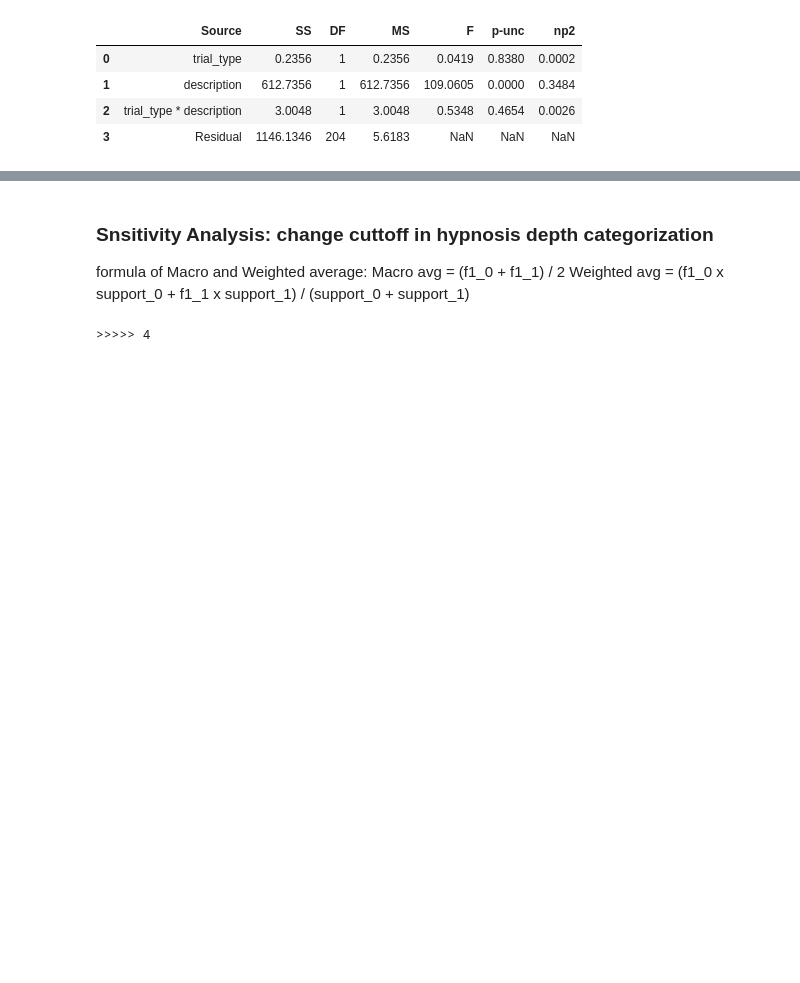
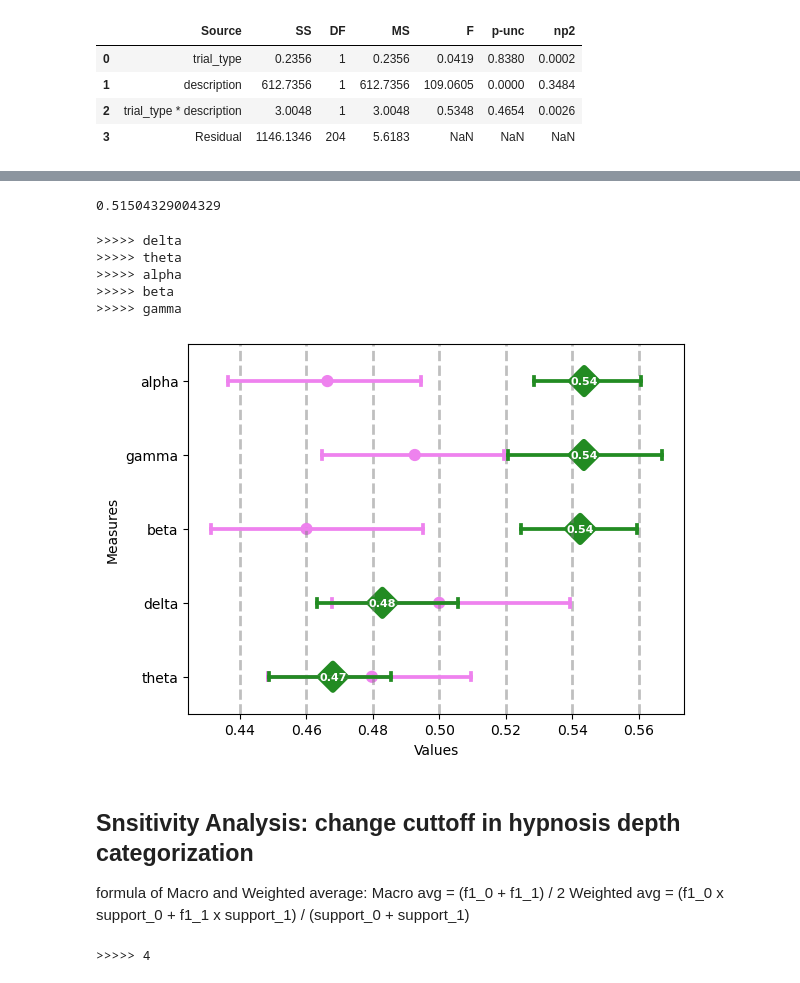
Before and after one commit to Yeganehfrh/SugNet, a Jupyter notebook: notebooks/archived/Respons to Reviewers.ipynb, the cells around one changed output, grey strips where cells are left out. Drawn from its saved outputs; the diff is of its cells as text; code cells hidden in the pictures; blank space fills up the shorter version.

```diff
--- a/notebooks/archived/Respons to Reviewers.ipynb
+++ b/notebooks/archived/Respons to Reviewers.ipynb
@@ -751,5 +787,50 @@ aov.round(4)
+# %%
+# 1. DATA
+DATA = pd.read_csv('docs/plb_hyp_data_long.csv', index_col=0)
+DATA['bids_id'] = DATA['bids_id'].apply(lambda x: str(x).rjust(2, '0'))
+DATA = DATA.query('condition.str.contains("experience")')
+
+DATA['is_it_real'] = DATA.apply(lambda x:'real' if x['procedure'] == 'relaxation' or
+                                  x['procedure'] == 'confusion' else 'sham', axis=1)
+DATA['hypnosis_or_control'] = DATA.apply(lambda x:'hypnosis' if x['is_it_real'] == 'real' and
+                                        x['description'] == 'hypnosis' else 'control' if
+                                        x['is_it_real'] == 'sham' and x['description'] == 'control' else
+                                        None, axis=1)
+DATA = DATA.dropna().reset_index(drop=True)
+groups = DATA['bids_id']
+X = DATA[['bids_id', 'procedure']].values
+y = DATA['hypnosis_or_control'].values
+# %% [output]
+0.51504329004329
+# %%
+# 2. Model
+frequency_band = ['delta', 'theta', 'alpha', 'beta', 'gamma']
+accs = {}
+rand = True
+
+for band in frequency_band:
+    print('>>>>>', band)
+    accs[band], _ = classification_with_nestedCV('power sensor', band, 'absolute', X, y,
+                                                 groups, rand=rand)
+
+if not rand:
+    df = pd.DataFrame(accs)
+
+if rand:
+    df_rnd = pd.DataFrame(accs)
+# %% [output]
+>>>>> delta
+>>>>> theta
+>>>>> alpha
+>>>>> beta
+>>>>> gamma
+# %%
+# 3. Plot
+plot_grid(df, df_rnd, annotate_points=True)
+# %% [output]
+[figure, added]
 # %% [markdown]
-### Snsitivity Analysis: change cuttoff in hypnosis depth categorization
+## Snsitivity Analysis: change cuttoff in hypnosis depth categorization
 
 formula of Macro and Weighted average:
 Macro avg = (f1_0 + f1_1) / 2
```
Also changed, not shown: parts of 12 cells of this notebook.
